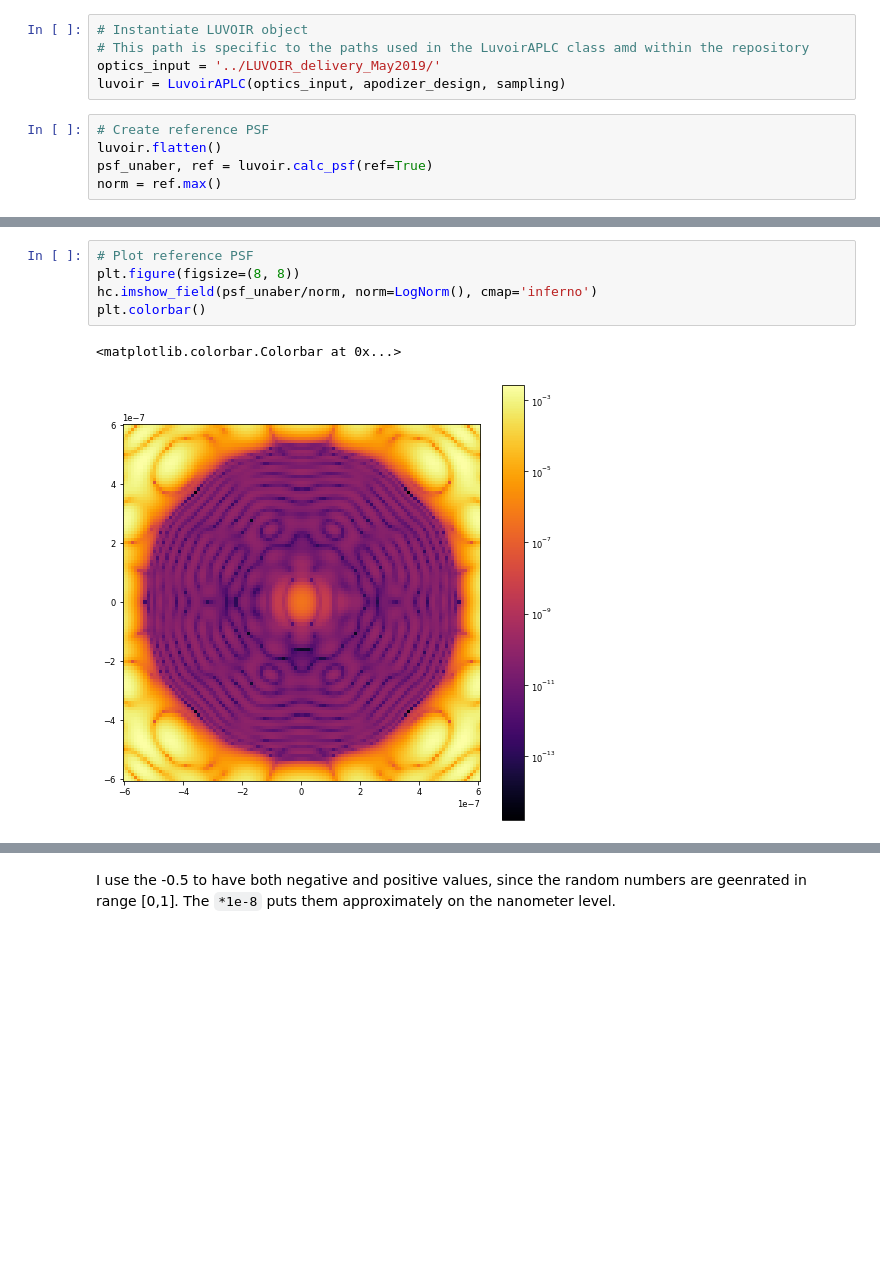
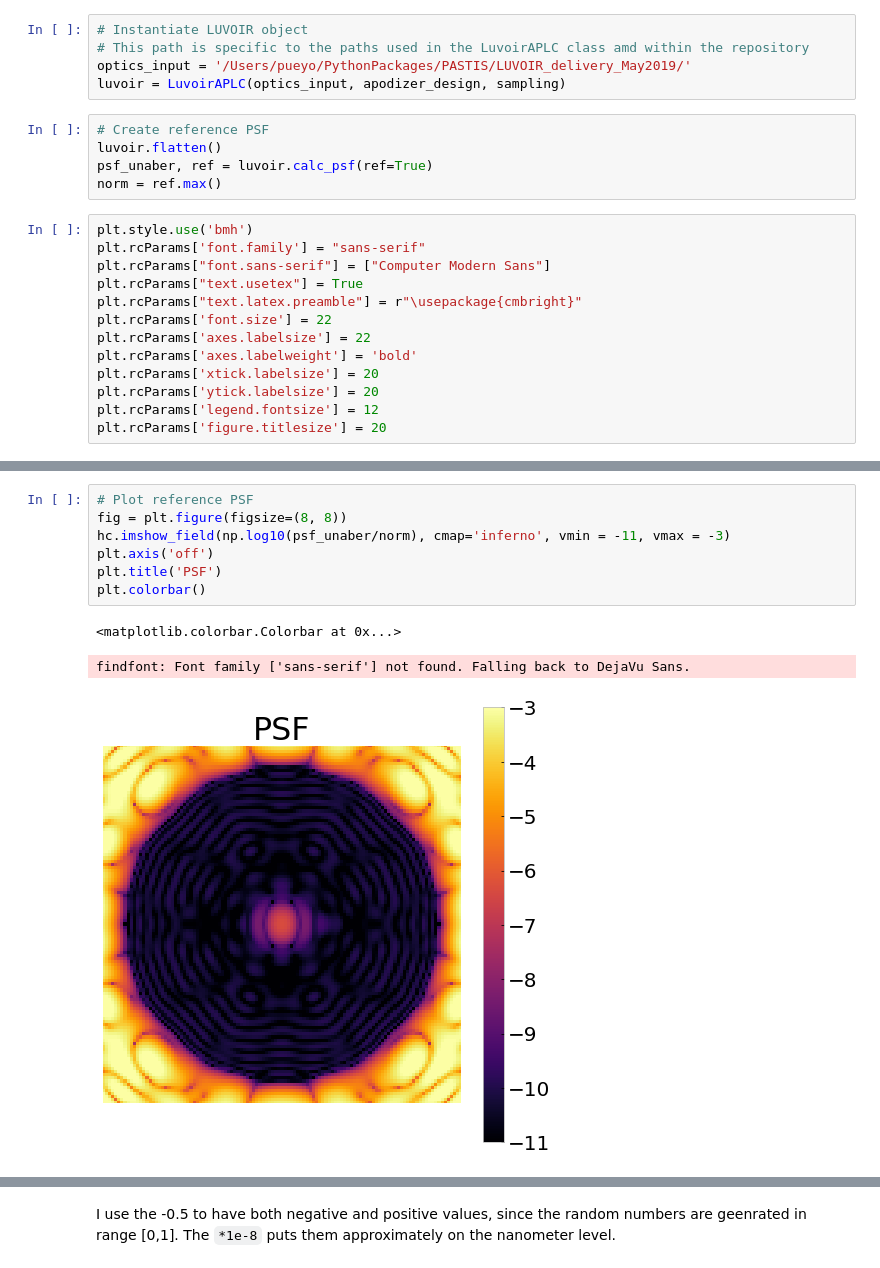
Before and after one commit to ivalaginja/PASTIS, a Jupyter notebook: Jupyter Notebooks/LUVOIR/13_Random aperture configurations.ipynb, the cells around one changed output, grey strips where cells are left out. Saved outputs shown, nothing was run; the diff lists cells and outputs as text; blank space fills up the shorter version.

```diff
--- a/Jupyter Notebooks/LUVOIR/13_Random aperture configurations.ipynb
+++ b/Jupyter Notebooks/LUVOIR/13_Random aperture configurations.ipynb
@@ -22,10 +24,23 @@ apodizer_design = 'small'    # 'small', 'medium' or 'large'
 # %%
 # Instantiate LUVOIR object
 # This path is specific to the paths used in the LuvoirAPLC class amd within the repository
-optics_input = '../LUVOIR_delivery_May2019/'
+optics_input = '/Users/pueyo/PythonPackages/PASTIS/LUVOIR_delivery_May2019/'
 luvoir = LuvoirAPLC(optics_input, apodizer_design, sampling)
 # %%
 # Create reference PSF
 luvoir.flatten()
 psf_unaber, ref = luvoir.calc_psf(ref=True)
 norm = ref.max()
+# %%
+plt.style.use('bmh')
+plt.rcParams['font.family'] = "sans-serif"
+plt.rcParams["font.sans-serif"] = ["Computer Modern Sans"]
+plt.rcParams["text.usetex"] = True
+plt.rcParams["text.latex.preamble"] = r"\usepackage{cmbright}"
+plt.rcParams['font.size'] = 22
+plt.rcParams['axes.labelsize'] = 22
+plt.rcParams['axes.labelweight'] = 'bold'
+plt.rcParams['xtick.labelsize'] = 20
+plt.rcParams['ytick.labelsize'] = 20
+plt.rcParams['legend.fontsize'] = 12
+plt.rcParams['figure.titlesize'] = 20
@@ -32,8 +57,11 @@ norm = ref.max()
 # %%
 # Plot reference PSF
-plt.figure(figsize=(8, 8))
-hc.imshow_field(psf_unaber/norm, norm=LogNorm(), cmap='inferno')
+fig = plt.figure(figsize=(8, 8))
+hc.imshow_field(np.log10(psf_unaber/norm), cmap='inferno', vmin = -11, vmax = -3)
+plt.axis('off')
+plt.title('PSF')
 plt.colorbar()
 # %% [output]
 <matplotlib.colorbar.Colorbar at 0x...>
+findfont: Font family ['sans-serif'] not found. Falling back to DejaVu Sans.
-[figure, old version]
+[figure, new version]
```
Also changed, not shown: parts of 49 cells of this notebook, 10 other files.
